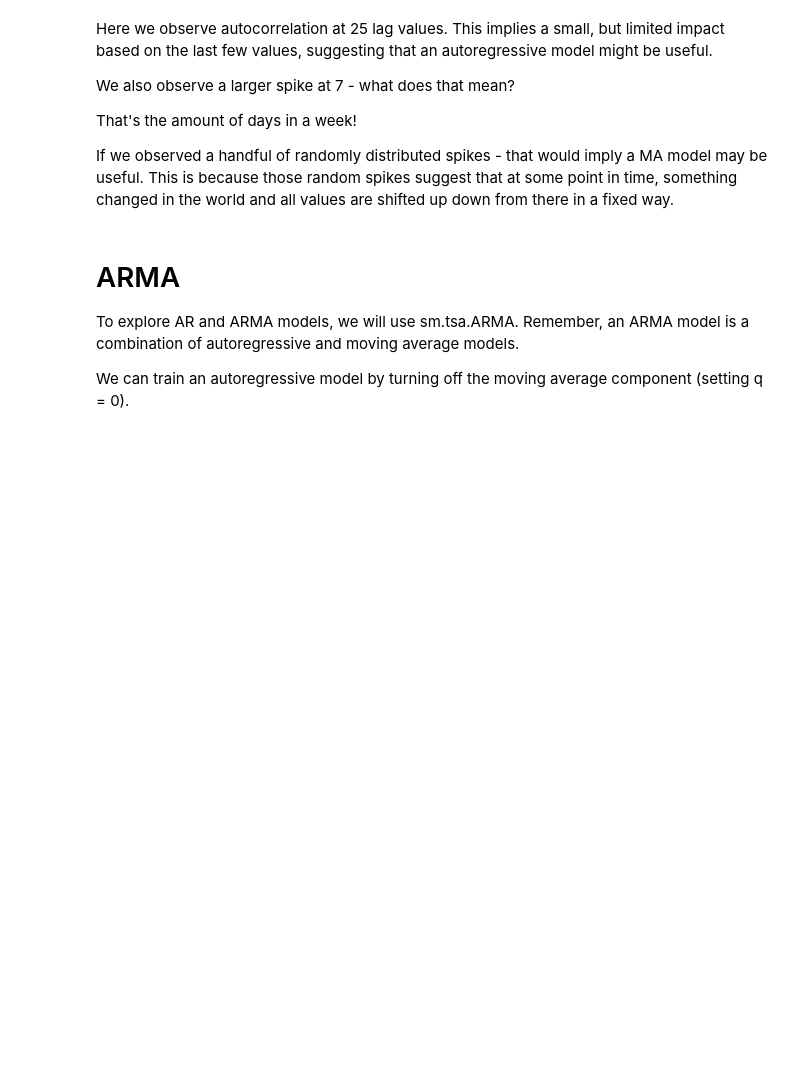
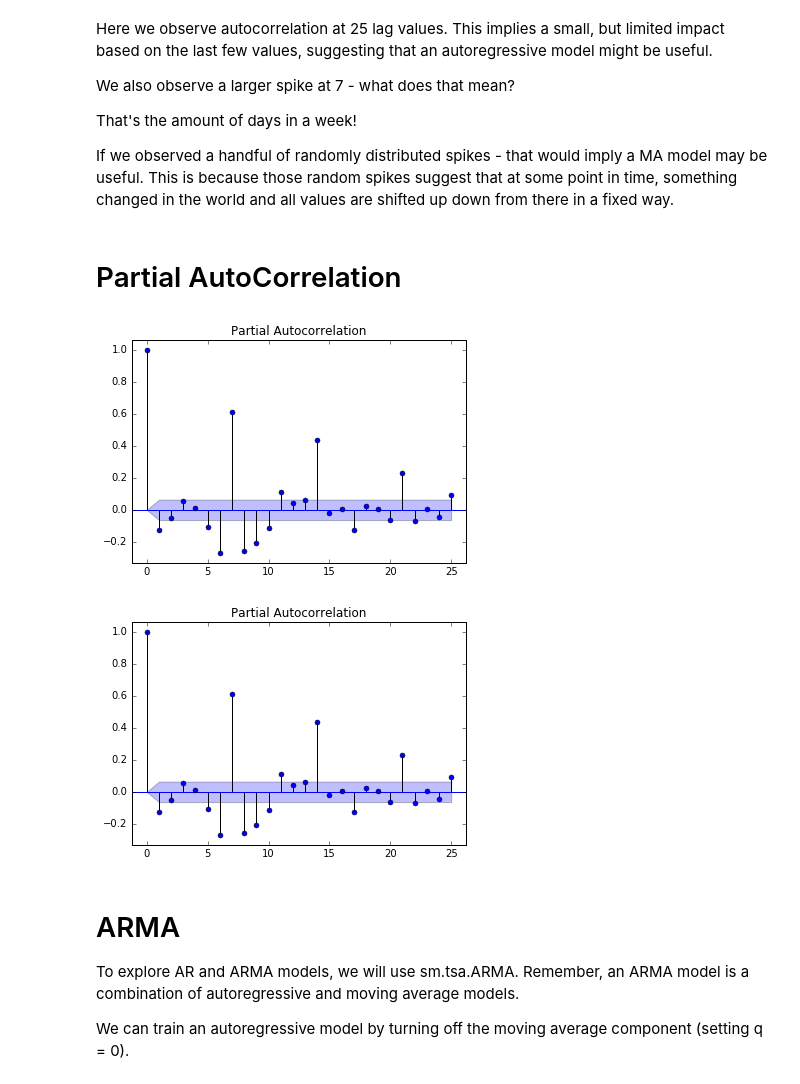
Before and after one commit to prymnumber/DS-SF-24, a Jupyter notebook: Code/Lecture15.ipynb, the cells around one changed output. Cells and saved outputs as stored; diff of their text form; code cells hidden in the pictures; blank space fills up the shorter version.

```diff
--- a/Code/Lecture15.ipynb
+++ b/Code/Lecture15.ipynb
@@ -66,6 +66,15 @@ We also observe a larger spike at 7 - what does that mean?
 That's the amount of days in a week!
 
 If we observed a handful of randomly distributed spikes - that would imply a MA model may be useful. This is because those random spikes suggest that at some point in time, something changed in the world and all values are shifted up down from there in a fixed way.
+# %% [markdown]
+# Partial AutoCorrelation
+# %%
+from statsmodels.graphics.tsaplots import plot_pacf
+
+plot_pacf(store1_data.Sales, lags=25)
+# %% [output]
+[figure, added]
+[figure, added]
 # %% [markdown]
 # ARMA
 
```
Also changed, not shown: parts of 3 cells of this notebook.
